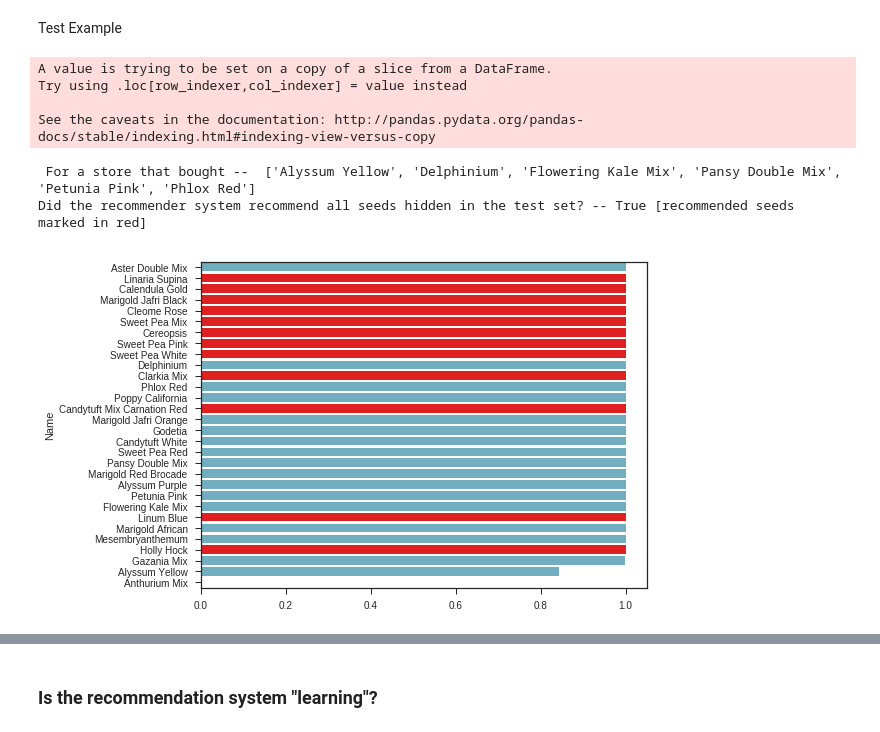
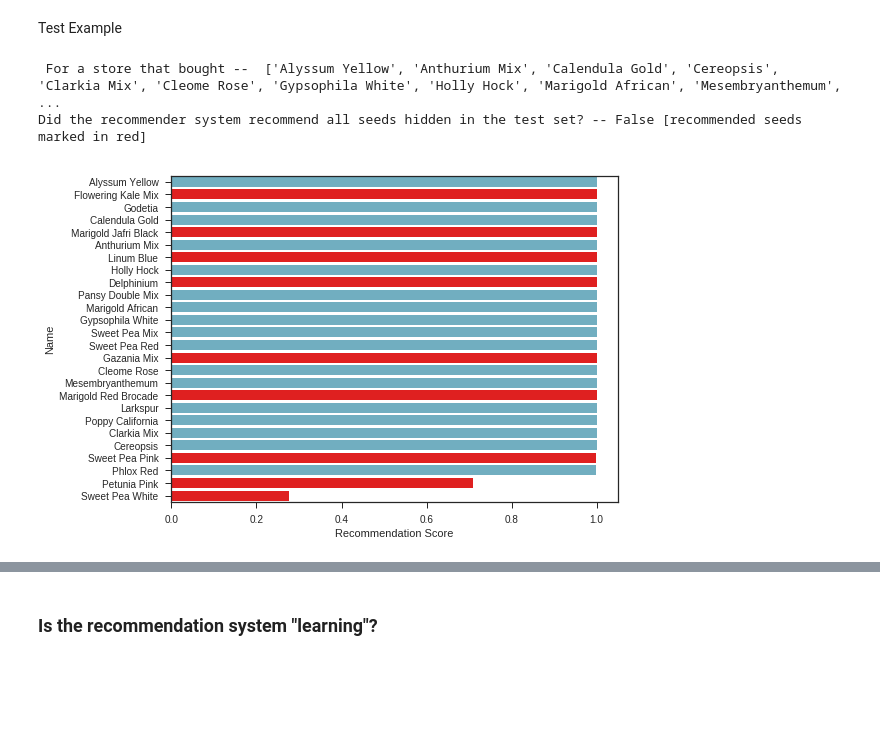
Before and after one commit to juggernautTress/Edelweiss, a Jupyter notebook: Analysis.ipynb, the cells around one changed output, grey strips where cells are left out. Cells and saved outputs as stored; diff of their text form; code cells hidden in the pictures; blank space fills up the shorter version.

```diff
--- a/Analysis.ipynb
+++ b/Analysis.ipynb
@@ -199,14 +197,14 @@ Most of the stores buy anywhere between 35 and 55 seeds.
 # %%
 from sklearn.neighbors import NearestNeighbors
 from sklearn.model_selection import ShuffleSplit
-rs = ShuffleSplit(n_splits=1, test_size=.2, random_state=0)
+rs = ShuffleSplit(n_splits=1, test_size=.1, random_state=0)
 X= flwseeds.drop(columns=['Total','STORE CODE'])
 split_index = rs.split(X)
 train_index, test_index = list(split_index)[0]
-X_train = X.iloc[train_index]
-X_test = X.iloc[test_index]
-X_test_STORECODE = flwseeds.iloc[test_index]["STORE CODE"]
-neigh = NearestNeighbors().fit(X_train)
+X_train0 = X.iloc[train_index]
+X_test0 = X.iloc[test_index]
+X_test_STORECODE0 = flwseeds.iloc[test_index]["STORE CODE"]
+neigh0 = NearestNeighbors(n_neighbors=15).fit(X_train0)
 # %%
 from numpy.random import choice as sample
 def hide_seeds(ori_vector=None,fraction_to_hide=None, k = None):
@@ -228,13 +226,13 @@ def hide_seeds(ori_vector=None,fraction_to_hide=None, k = None):
 
 ''' User-based Collaborative Filtering '''
 def kernel(x,y,sigma):
-  print
   return np.exp(-((x-y)**2)/(2*sigma**2))
 def Recommendation(nnModel,query,stores,threshold=0.,popularityBias_On=True):
   #1. find stores with similar purchases as the query
-  neighbours = nnModel.kneighbors(query,return_distance=False)[0]
+  neighbours = nnModel.kneighbors(query,return_distance=False)[0] #like array index
   #2. get purchases by these users and sort by item affinity
-  store_set = stores.loc[neighbours]
+  #print (neighbours, stores.shape[0])
+  store_set = stores.iloc[neighbours]
   store_set = store_set.loc[:,store_set.any()] ## drop items with zero affinity
   score = store_set.sum(axis=0).astype(float) ## sum seed occurances
   if not popularityBias_On:
@@ -260,37 +258,34 @@ def Recommendation(nnModel,query,stores,threshold=0.,popularityBias_On=True):
 Test Example
 # %%
 #example query
-np.random.seed(0)
-store_query =  X_test.sample(1)
+np.random.seed(20)
+while 1:
+  store_query =  X_test0.sample(1)
+  # hide a few purchases for testing purposes
+  store_query, test_recommn = hide_seeds(store_query,k=15) # k--[6,29]
+  if isinstance(store_query,pd.DataFrame):
+    break
 
-## hide a few purchases for testing purposes
-store_query, test_recommn = hide_seeds(store_query,k=6) # k--[6,29]
-if not isinstance(store_query,pd.DataFrame):
-  print ("need a store with more purchases.")
   ## stop cell
 ## test the query:
-score = Recommendation(neigh,store_query,X_train,popularityBias_On=0)
+score = Recommendation(neigh0,store_query,X_train0,popularityBias_On=1)
 
 print (" For a store that bought -- ",\
     list(store_query.columns[(store_query == 1).iloc[0]]))#,\
                #"\n\n Recommendation \t\t Score\n\n",\
                 #score)
 plt.figure(figsize=(8,6))
 clrs = ['red' if (x in test_recommn) else 'c' for x in list(score.index)]
 sns.barplot( score.values, score.index , palette=clrs)
 plt.xlabel("Recommendation Score")
 
 print ("Did the recommender system recommend all seeds hidden in the test set? --",\
         set(test_recommn).issubset(score.index),\
         "[recommended seeds marked in red]")
 # %% [output]
-A value is trying to be set on a copy of a slice from a DataFrame.
-Try using .loc[row_indexer,col_indexer] = value instead
-
-See the caveats in the documentation: http://pandas.pydata.org/pandas-docs/stable/indexing.html#indexing-view-versus-copy
+ For a store that bought --  ['Alyssum Yellow', 'Anthurium Mix', 'Calendula Gold', 'Cereopsis', 'Clarkia Mix', 'Cleome Rose', 'Gypsophila White', 'Holly Hock', 'Marigold African', 'Mesembryanthemum',  ...
+Did the recommender system recommend all seeds hidden in the test set? -- False [recommended seeds marked in red]
- For a store that bought --  ['Alyssum Yellow', 'Delphinium', 'Flowering Kale Mix', 'Pansy Double Mix', 'Petunia Pink', 'Phlox Red']
-Did the recommender system recommend all seeds hidden in the test set? -- True [recommended seeds marked in red]
-[figure, old version]
+[figure, new version]
 # %%
 from __future__ import division
 #3. compare to test:
```
Also changed, not shown: parts of 17 cells of this notebook.
